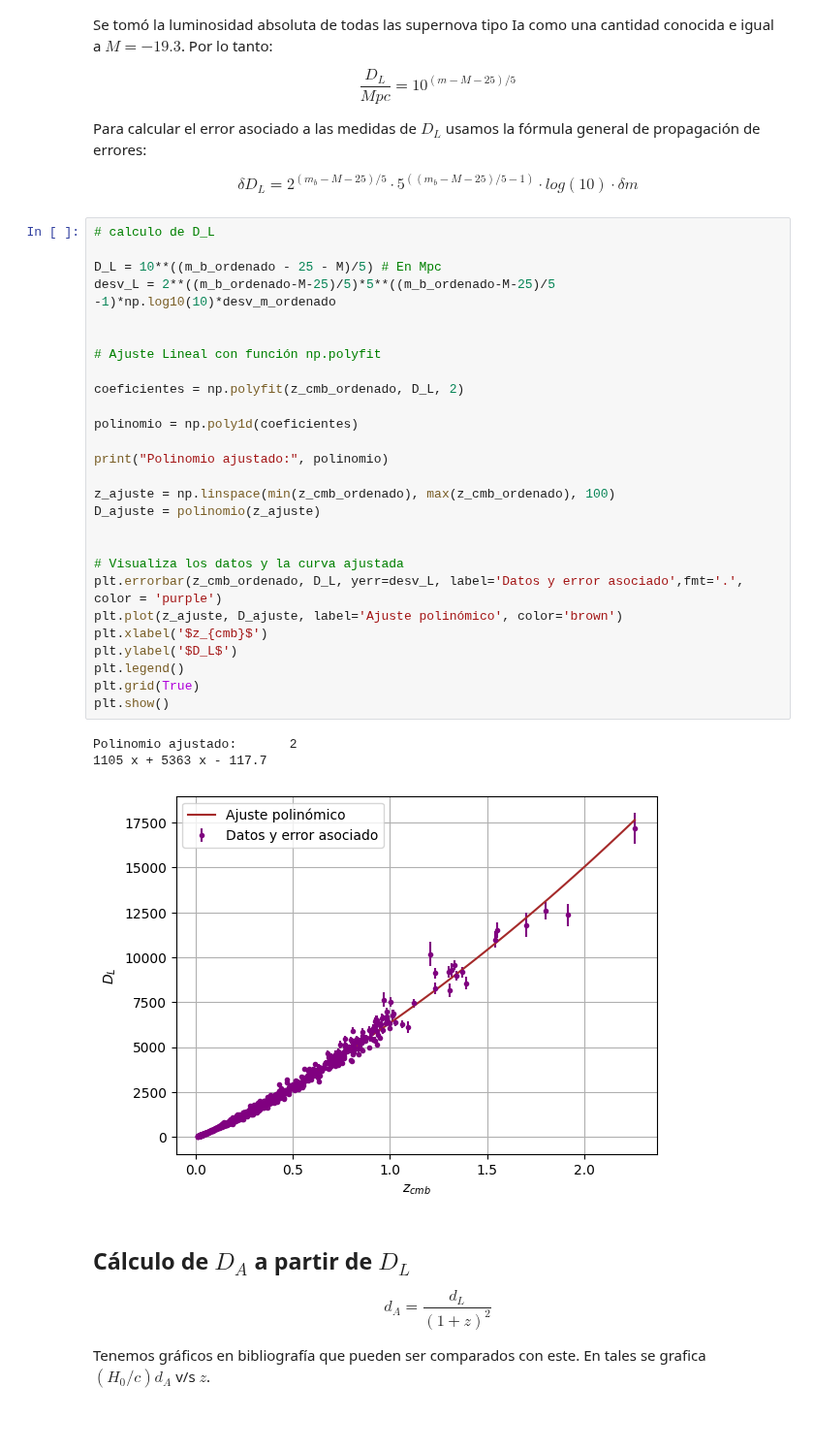
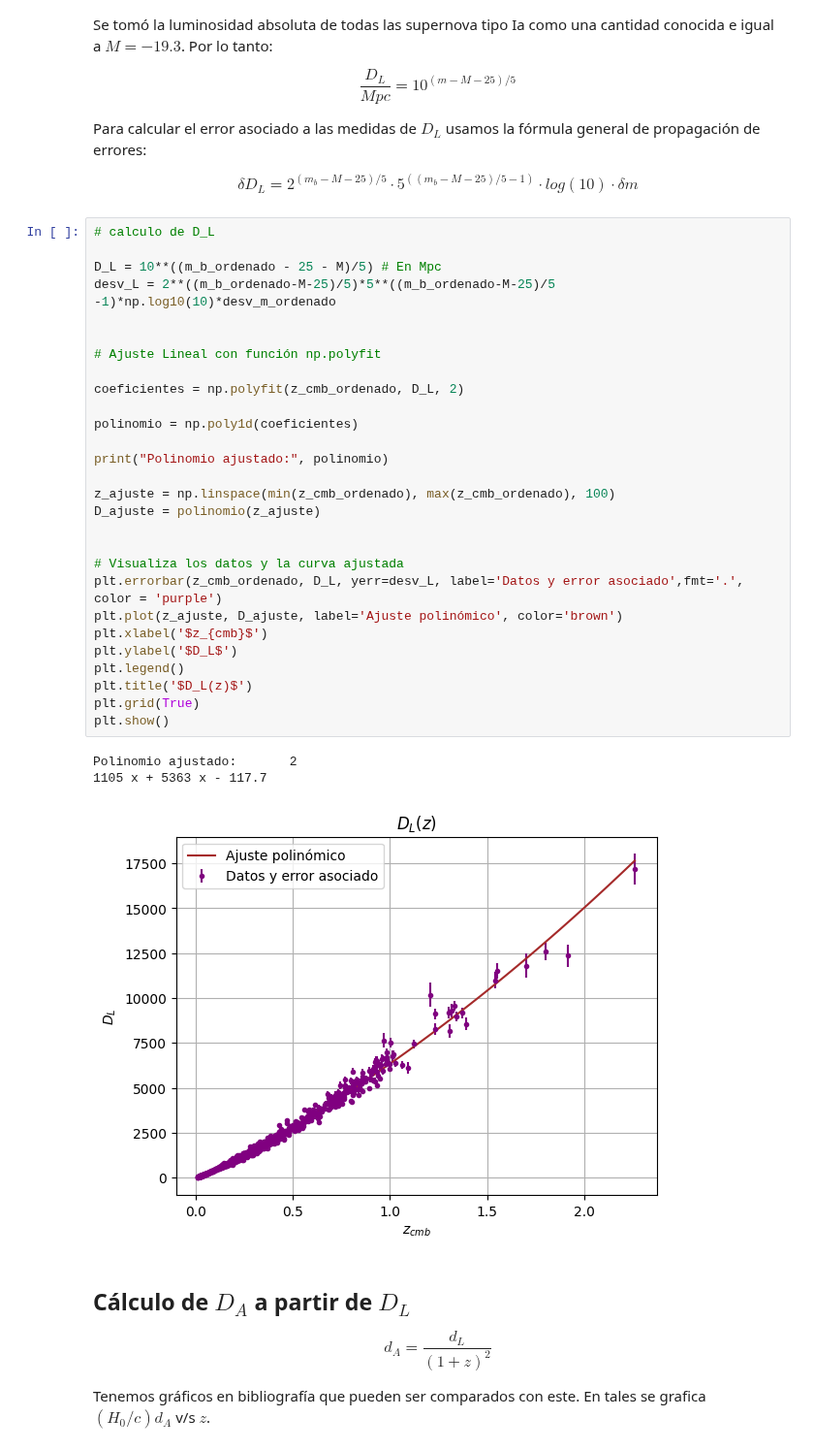
Before and after one commit to XimePS/Practica-DFI, a Jupyter notebook: Codigo con Pantheon.ipynb, the cells around one changed output. Shown at 97% size. Drawn from its saved outputs; the diff is of its cells as text; blank space fills up the shorter version.

```diff
--- a/Codigo con Pantheon.ipynb
+++ b/Codigo con Pantheon.ipynb
@@ -74,34 +74,35 @@ $$\delta D_L = 2^{(m_b-M-25)/5}\cdot 5^{((m_b-M-25)/5 -1)} \cdot log(10) \cdot \
 # %%
 # calculo de D_L
 
 D_L = 10**((m_b_ordenado - 25 - M)/5) # En Mpc
 desv_L = 2**((m_b_ordenado-M-25)/5)*5**((m_b_ordenado-M-25)/5 -1)*np.log10(10)*desv_m_ordenado
 
 
 # Ajuste Lineal con función np.polyfit
 
 coeficientes = np.polyfit(z_cmb_ordenado, D_L, 2)
 
 polinomio = np.poly1d(coeficientes)
 
 print("Polinomio ajustado:", polinomio)
 
 z_ajuste = np.linspace(min(z_cmb_ordenado), max(z_cmb_ordenado), 100)
 D_ajuste = polinomio(z_ajuste)
 
 
 # Visualiza los datos y la curva ajustada
 plt.errorbar(z_cmb_ordenado, D_L, yerr=desv_L, label='Datos y error asociado',fmt='.', color = 'purple')
 plt.plot(z_ajuste, D_ajuste, label='Ajuste polinómico', color='brown')
 plt.xlabel('$z_{cmb}$')
 plt.ylabel('$D_L$')
 plt.legend()
+plt.title('$D_L(z)$')
 plt.grid(True)
 plt.show()
 # %% [output]
 Polinomio ajustado:       2
 1105 x + 5363 x - 117.7
-[figure, old version]
+[figure, new version]
 # %% [markdown]
 ## Cálculo de $D_A$ a partir de $D_L$
 
```
Also changed, not shown: parts of 17 cells of this notebook, 2 other files.
